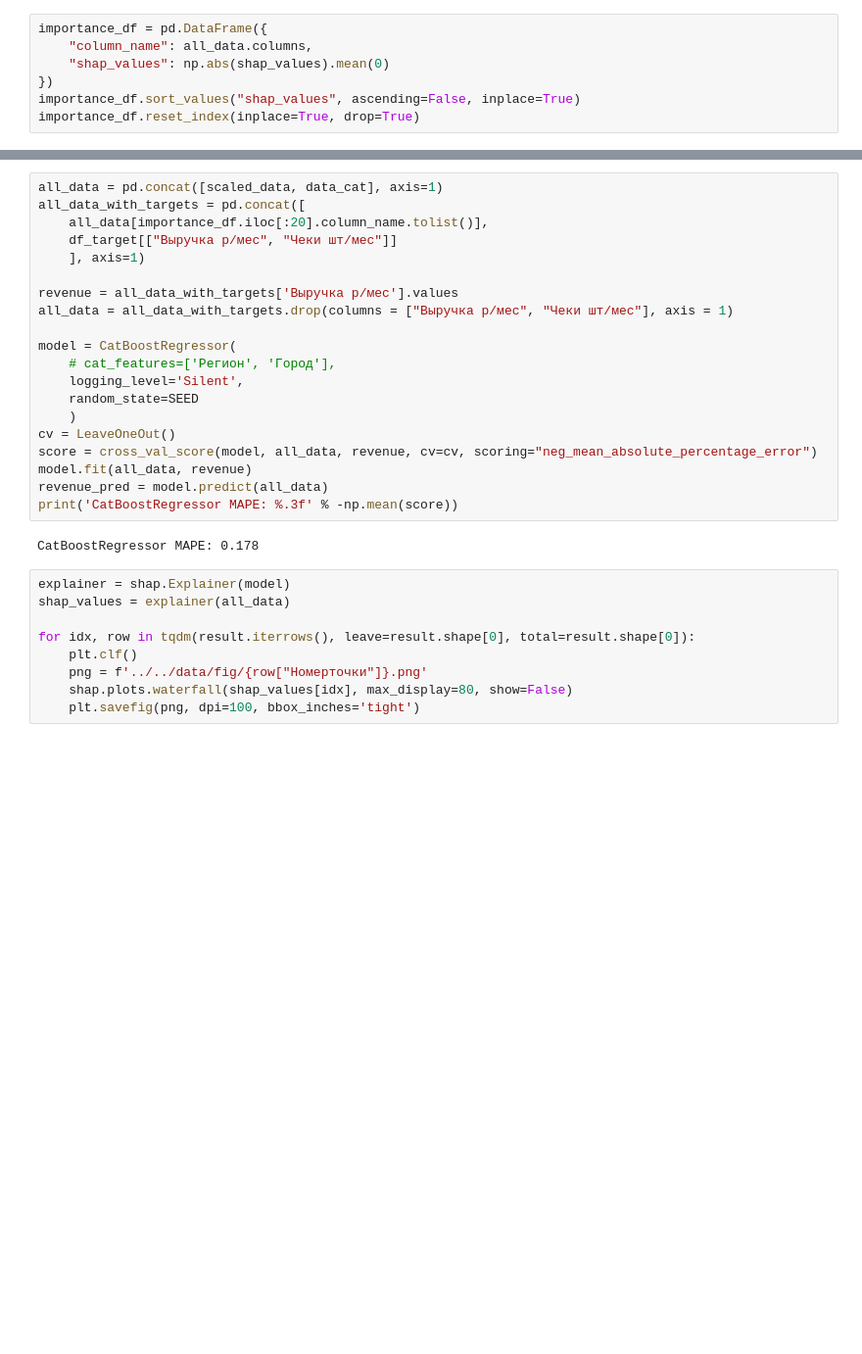
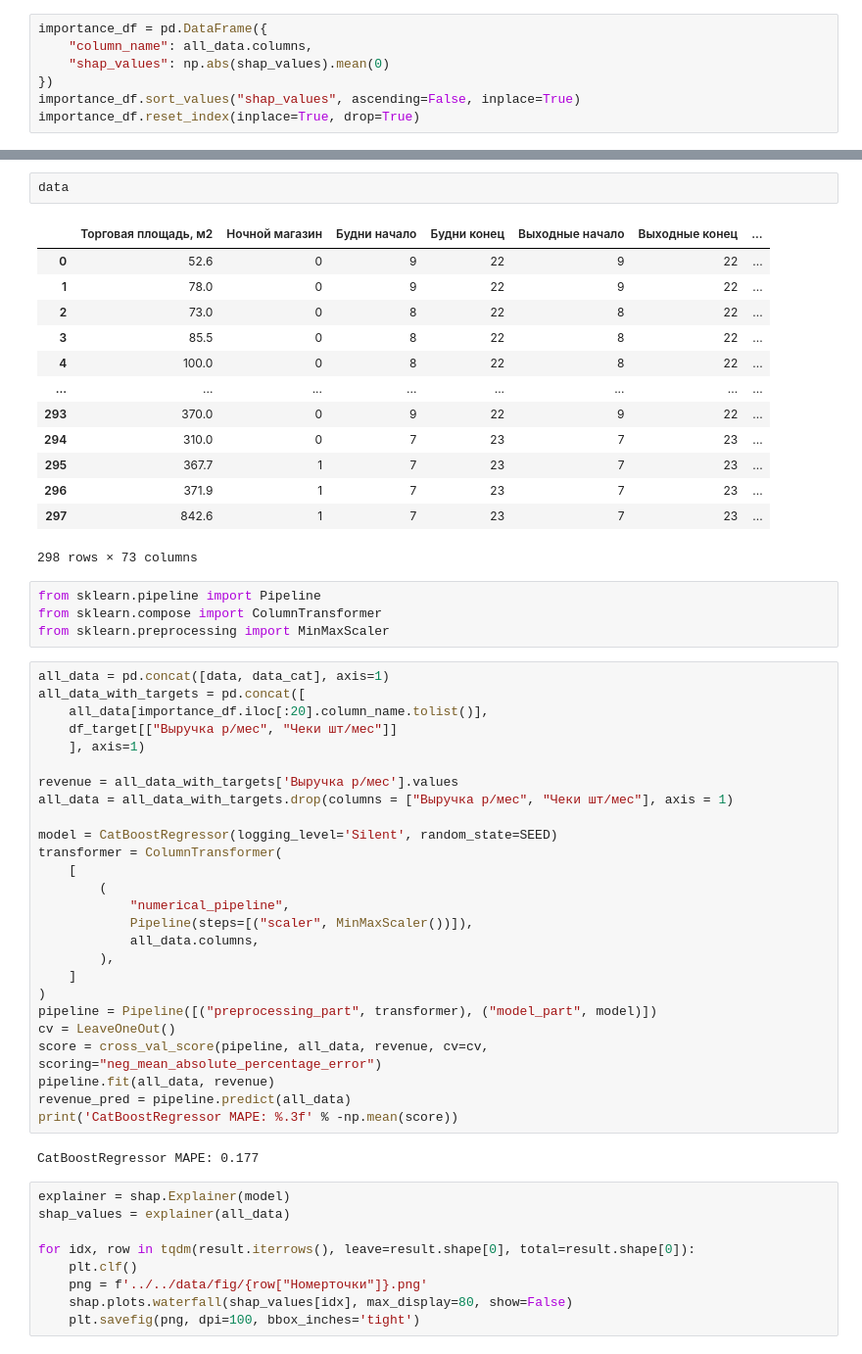
Before and after one commit to MADE-final-project/Task_2, a Jupyter notebook: notebooks/final_model.ipynb, the cells around one changed output, grey strips where cells are left out. Shown at 98% size. Drawn from its saved outputs; the diff is of its cells as text; blank space fills up the shorter version.

```diff
--- a/notebooks/final_model.ipynb
+++ b/notebooks/final_model.ipynb
@@ -341,5 +356,25 @@ importance_df
+# %%
+data
+# %% [output]
+|  | Торговая площадь, м2 | Ночной магазин | Будни начало | Будни конец | Выходные начало | Выходные конец | ... |
+| 0 | 52.6 | 0 | 9 | 22 | 9 | 22 | ... |
+| 1 | 78.0 | 0 | 9 | 22 | 9 | 22 | ... |
+| 2 | 73.0 | 0 | 8 | 22 | 8 | 22 | ... |
+| 3 | 85.5 | 0 | 8 | 22 | 8 | 22 | ... |
+| 4 | 100.0 | 0 | 8 | 22 | 8 | 22 | ... |
+| ... | ... | ... | ... | ... | ... | ... | ... |
+| 293 | 370.0 | 0 | 9 | 22 | 9 | 22 | ... |
+| 294 | 310.0 | 0 | 7 | 23 | 7 | 23 | ... |
+| 295 | 367.7 | 1 | 7 | 23 | 7 | 23 | ... |
+| 296 | 371.9 | 1 | 7 | 23 | 7 | 23 | ... |
+| 297 | 842.6 | 1 | 7 | 23 | 7 | 23 | ... |
+298 rows × 73 columns
+# %%
+from sklearn.pipeline import Pipeline
+from sklearn.compose import ColumnTransformer
+from sklearn.preprocessing import MinMaxScaler
 # %%
-all_data = pd.concat([scaled_data, data_cat], axis=1)
+all_data = pd.concat([data, data_cat], axis=1)
 all_data_with_targets = pd.concat([
     all_data[importance_df.iloc[:20].column_name.tolist()],
     df_target[["Выручка р/мес", "Чеки шт/мес"]]
@@ -348,18 +383,24 @@ all_data_with_targets = pd.concat([
 revenue = all_data_with_targets['Выручка р/мес'].values
 all_data = all_data_with_targets.drop(columns = ["Выручка р/мес", "Чеки шт/мес"], axis = 1)
 
-model = CatBoostRegressor(
-    # cat_features=['Регион', 'Город'],
-    logging_level='Silent',
-    random_state=SEED
-    )
+model = CatBoostRegressor(logging_level='Silent', random_state=SEED)
+transformer = ColumnTransformer(
+    [
+        (
+            "numerical_pipeline",
+            Pipeline(steps=[("scaler", MinMaxScaler())]),
+            all_data.columns,
+        ),
+    ]
+)
+pipeline = Pipeline([("preprocessing_part", transformer), ("model_part", model)])
 cv = LeaveOneOut()
-score = cross_val_score(model, all_data, revenue, cv=cv, scoring="neg_mean_absolute_percentage_error")
-model.fit(all_data, revenue)
-revenue_pred = model.predict(all_data)
+score = cross_val_score(pipeline, all_data, revenue, cv=cv, scoring="neg_mean_absolute_percentage_error")
+pipeline.fit(all_data, revenue)
+revenue_pred = pipeline.predict(all_data)
 print('CatBoostRegressor MAPE: %.3f' % -np.mean(score))
 # %% [output]
-CatBoostRegressor MAPE: 0.178
+CatBoostRegressor MAPE: 0.177
 # %%
 explainer = shap.Explainer(model)
 shap_values = explainer(all_data)
```
Also changed, not shown: parts of 9 cells of this notebook, 18 other files.
